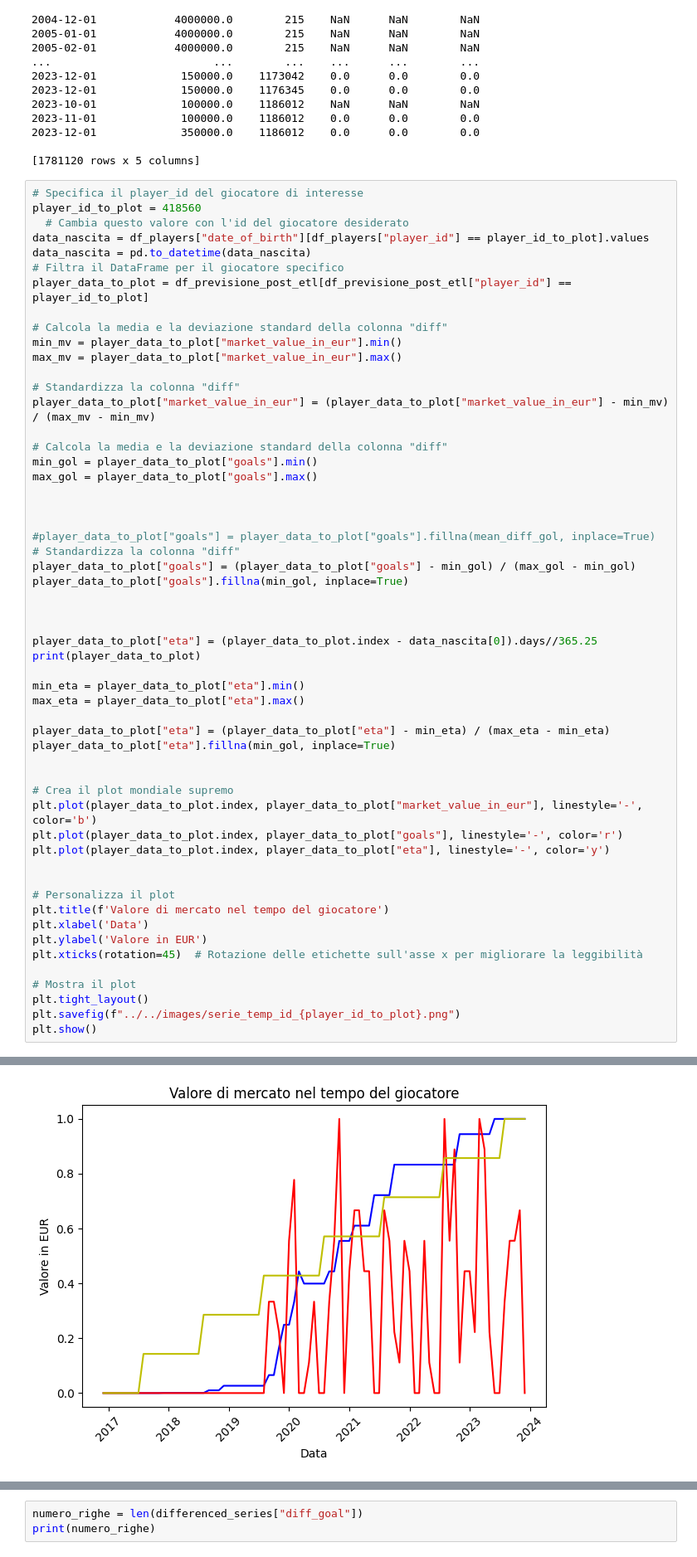
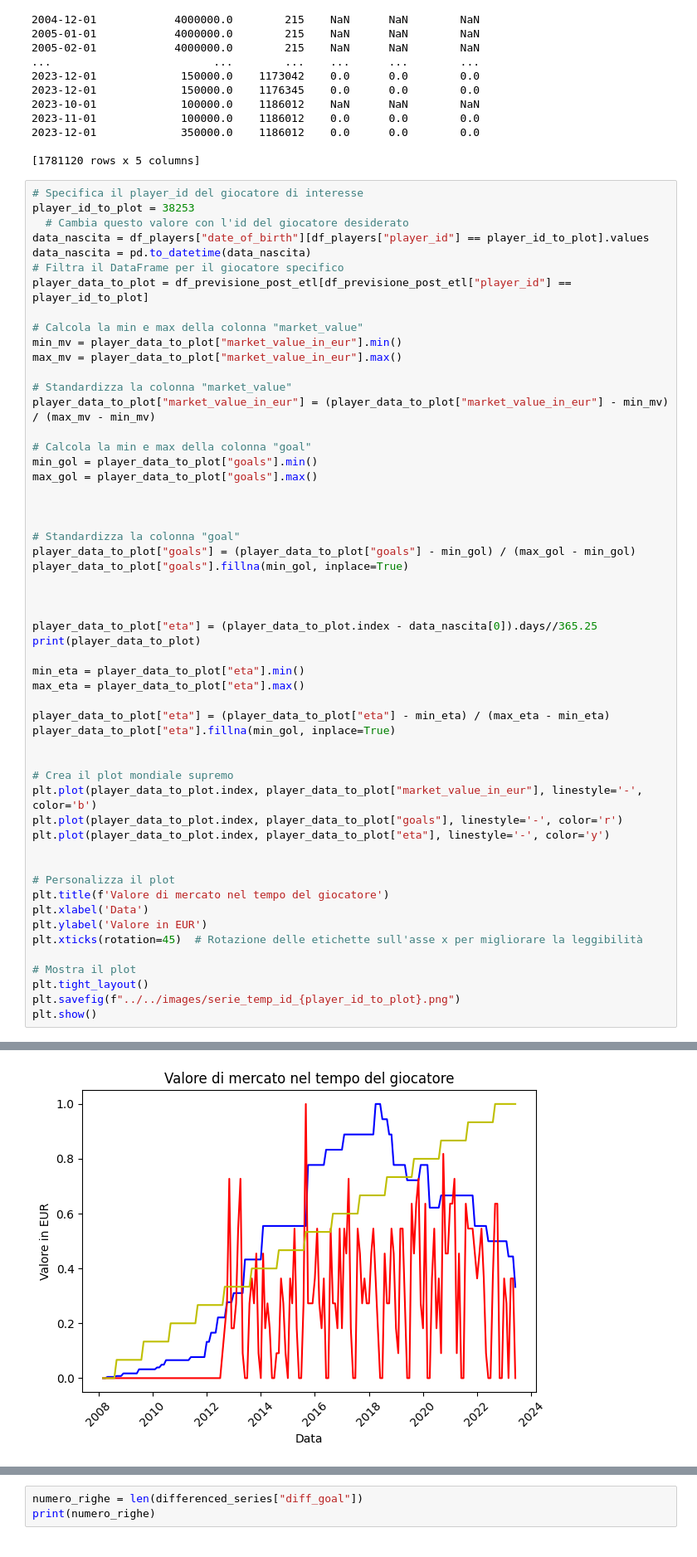
Before and after one commit to MikDR/DataScience-Python, a Jupyter notebook: codice/serie_temp/serie_per_giocatore.ipynb, the cells around one changed output, grey strips where cells are left out. Shown at 83% size. Saved outputs shown, nothing was run; the diff lists cells and outputs as text.

```diff
--- a/codice/serie_temp/serie_per_giocatore.ipynb
+++ b/codice/serie_temp/serie_per_giocatore.ipynb
@@ -183,28 +167,27 @@ date
 [1781120 rows x 5 columns]
 # %%
 # Specifica il player_id del giocatore di interesse
-player_id_to_plot = 418560
+player_id_to_plot = 38253
   # Cambia questo valore con l'id del giocatore desiderato
 data_nascita = df_players["date_of_birth"][df_players["player_id"] == player_id_to_plot].values
 data_nascita = pd.to_datetime(data_nascita)
 # Filtra il DataFrame per il giocatore specifico
 player_data_to_plot = df_previsione_post_etl[df_previsione_post_etl["player_id"] == player_id_to_plot]
 
-# Calcola la media e la deviazione standard della colonna "diff"
+# Calcola la min e max della colonna "market_value"
 min_mv = player_data_to_plot["market_value_in_eur"].min()
 max_mv = player_data_to_plot["market_value_in_eur"].max()
 
-# Standardizza la colonna "diff"
+# Standardizza la colonna "market_value"
 player_data_to_plot["market_value_in_eur"] = (player_data_to_plot["market_value_in_eur"] - min_mv) / (max_mv - min_mv)
 
-# Calcola la media e la deviazione standard della colonna "diff"
+# Calcola la min e max della colonna "goal"
 min_gol = player_data_to_plot["goals"].min()
 max_gol = player_data_to_plot["goals"].max()
 
 
 
-#player_data_to_plot["goals"] = player_data_to_plot["goals"].fillna(mean_diff_gol, inplace=True)
-# Standardizza la colonna "diff"
+# Standardizza la colonna "goal"
 player_data_to_plot["goals"] = (player_data_to_plot["goals"] - min_gol) / (max_gol - min_gol)
 player_data_to_plot["goals"].fillna(min_gol, inplace=True)
 
@@ -272,4 +255,4 @@ date
-[figure, old version]
+[figure, new version]
 # %%
 differenced_series = player_data_to_plot
 # Aggiungi colonne con i valori ritardati (lag) al dataframe
```
Also changed, not shown: parts of 28 cells of this notebook, 1 other file.
